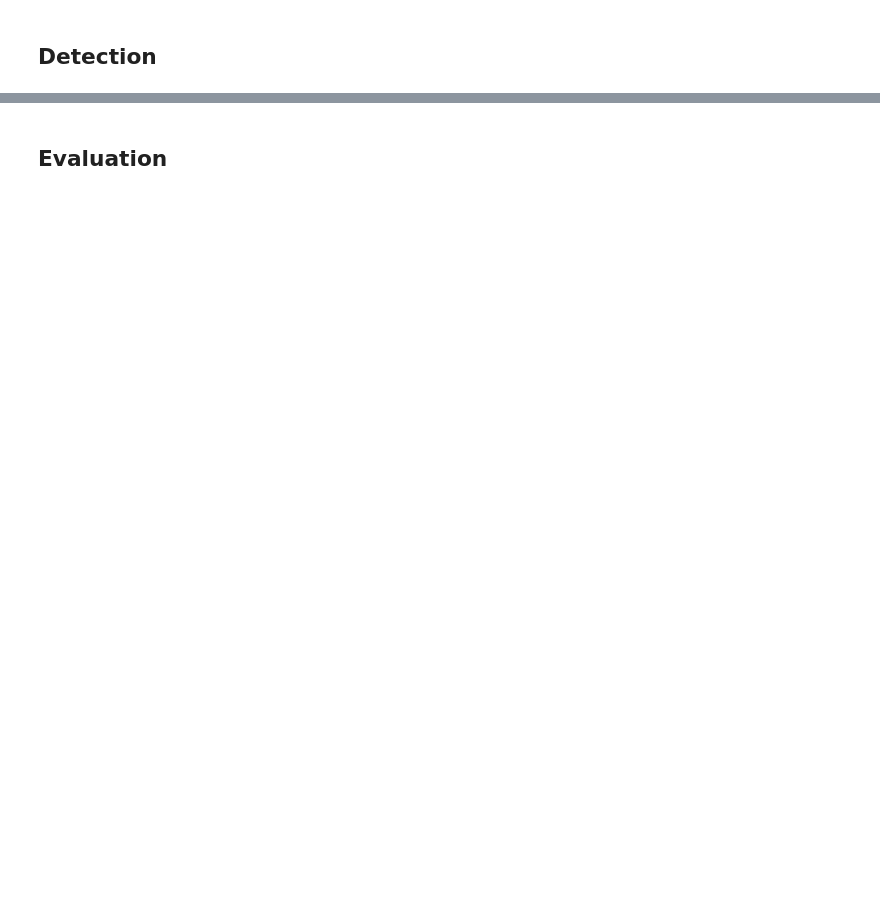
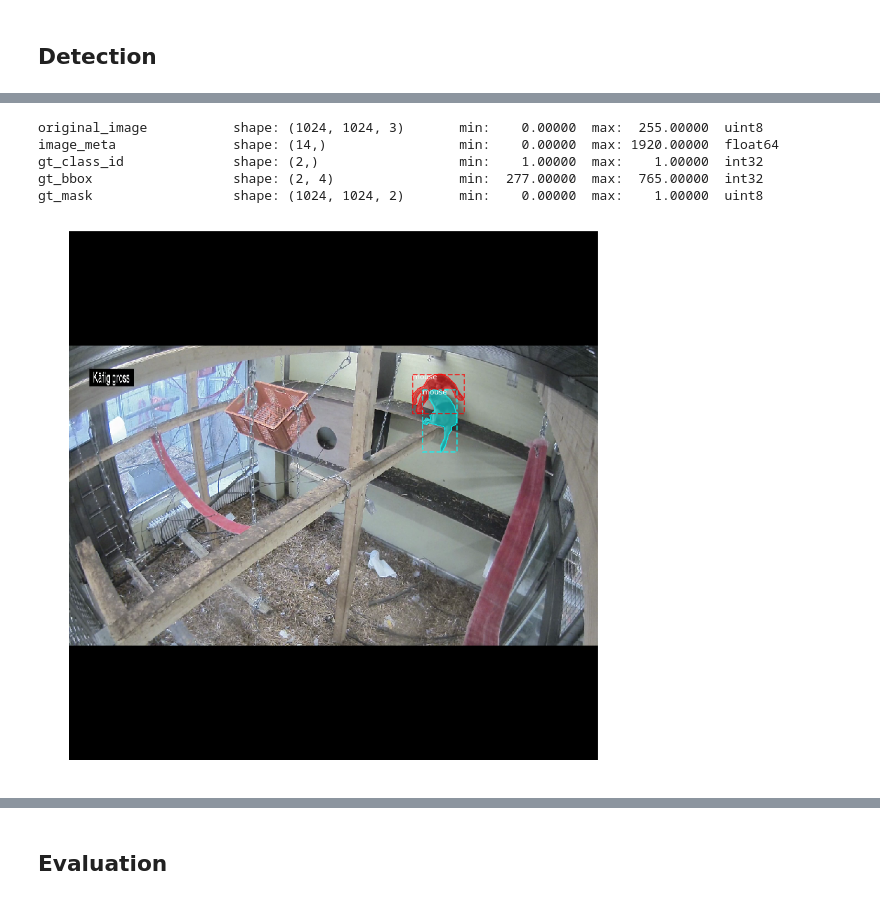
Before and after one commit to damaggu/Mask_RCNN, a Jupyter notebook: samples/shapes/train_shapes_primate.ipynb, the cells around one changed output, grey strips where cells are left out. Saved outputs shown, nothing was run; the diff lists cells and outputs as text; code cells hidden in the pictures; blank space fills up the shorter version.

```diff
--- a/samples/shapes/train_shapes_primate.ipynb
+++ b/samples/shapes/train_shapes_primate.ipynb
@@ -218,6 +244,4 @@ import skimage
 # %%
-annotations_train = json.load(open(os.path.join('/media/nexus/storage3/primate_data/', "via_export_json.json")))
-
-annotations_val =  dict(random.sample(annotations_train.items(), 5))
+annotations_val =  dict(random.sample(annotations_train.items(), 15))
 for entry in annotations_val.keys():
     del annotations_train[entry]
@@ -270,3 +322,5 @@ Train in two stages:
 1. Only the heads. Here we're freezing all the backbone layers and training only the randomly initialized layers (i.e. the ones that we didn't use pre-trained weights from MS COCO). To train only the head layers, pass `layers='heads'` to the `train()` function.
 
 2. Fine-tune all layers. For this simple example it's not necessary, but we're including it to show the process. Simply pass `layers="all` to train all layers.
+# %%
+sometimes = lambda aug: iaa.Sometimes(0.25, aug)
@@ -273,3 +335,26 @@ Train in two stages:
+# %%
+# augmentation = imgaug.augmenters.Sometimes(0.5, [
+#     imgaug.augmenters.Fliplr(0.5),
+#     imgaug.augmenters.GaussianBlur(sigma=(0.0, 5.0))
+# ])
+
+augmentation = iaa.Sequential(
+        [
+        # apply the following augmenters to most images
+        iaa.Fliplr(0.25), # horizontally flip 50% of all images\
+        # crop images by -5% to 10% of their height/width
+        sometimes(iaa.Affine(
+            scale={"x": (0.5, 1.5), "y": (0.5, 1.5)}, # scale images to 80-120% of their size, individually per axis
+            #translate_percent={"x": (-0.2, 0.2), "y": (-0.2, 0.2)}, # translate by -20 to +20 percent (per axis)
+            rotate=(-45, 45), # rotate by -45 to +45 degrees
+            shear=(-16, 16), # shear by -16 to +16 degrees
+            order=[0, 1], # use nearest neighbour or bilinear interpolation (fast)
+            cval=(0, 255), # if mode is constant, use a cval between 0 and 255
+            mode=ia.ALL # use any of scikit-image's warping modes (see 2nd image from the top for examples)
+        )),
+        ],
+    random_order=True
+)
 # %%
 # Train the head branches
 # Passing layers="heads" freezes all layers except the head
@@ -277,7 +362,8 @@ Train in two stages:
 # which layers to train by name pattern.
 model.train(dataset_train, dataset_val,
             learning_rate=config.LEARNING_RATE,
-            epochs=10,
+            epochs=12,
             layers='heads',
+            augmentation=augmentation,
 #            validation_split = 0.2,
            )
@@ -323,18 +501,25 @@ inference_config.display()
 # %%
 # Test on a random image
 image_id = random.choice(dataset_val.image_ids)
 original_image, image_meta, gt_class_id, gt_bbox, gt_mask =\
     modellib.load_image_gt(dataset_val, inference_config,
                            image_id, use_mini_mask=False)
 
 log("original_image", original_image)
 log("image_meta", image_meta)
 log("gt_class_id", gt_class_id)
 log("gt_bbox", gt_bbox)
 log("gt_mask", gt_mask)
 
 visualize.display_instances(original_image, gt_bbox, gt_mask, gt_class_id,
-                            dataset_train.class_names, figsize=(8, 8))
+                            dataset_train.class_names, figsize=(15,15))
+# %% [output]
+original_image           shape: (1024, 1024, 3)       min:    0.00000  max:  255.00000  uint8
+image_meta               shape: (14,)                 min:    0.00000  max: 1920.00000  float64
+gt_class_id              shape: (2,)                  min:    1.00000  max:    1.00000  int32
+gt_bbox                  shape: (2, 4)                min:  277.00000  max:  765.00000  int32
+gt_mask                  shape: (1024, 1024, 2)       min:    0.00000  max:    1.00000  uint8
+[figure, added]
 # %%
 results = model.detect([original_image], verbose=1)
 
```
Also changed, not shown: parts of 45 cells of this notebook, 1 other file.
